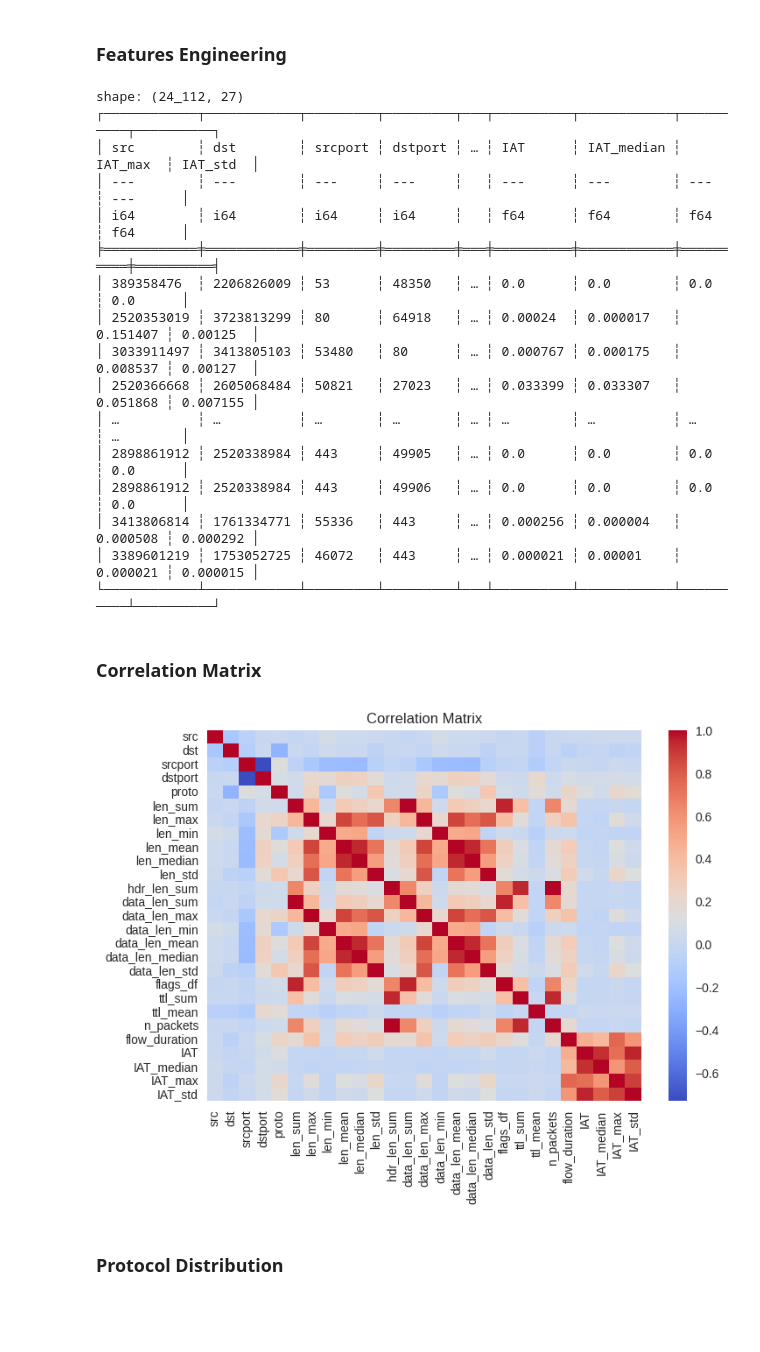
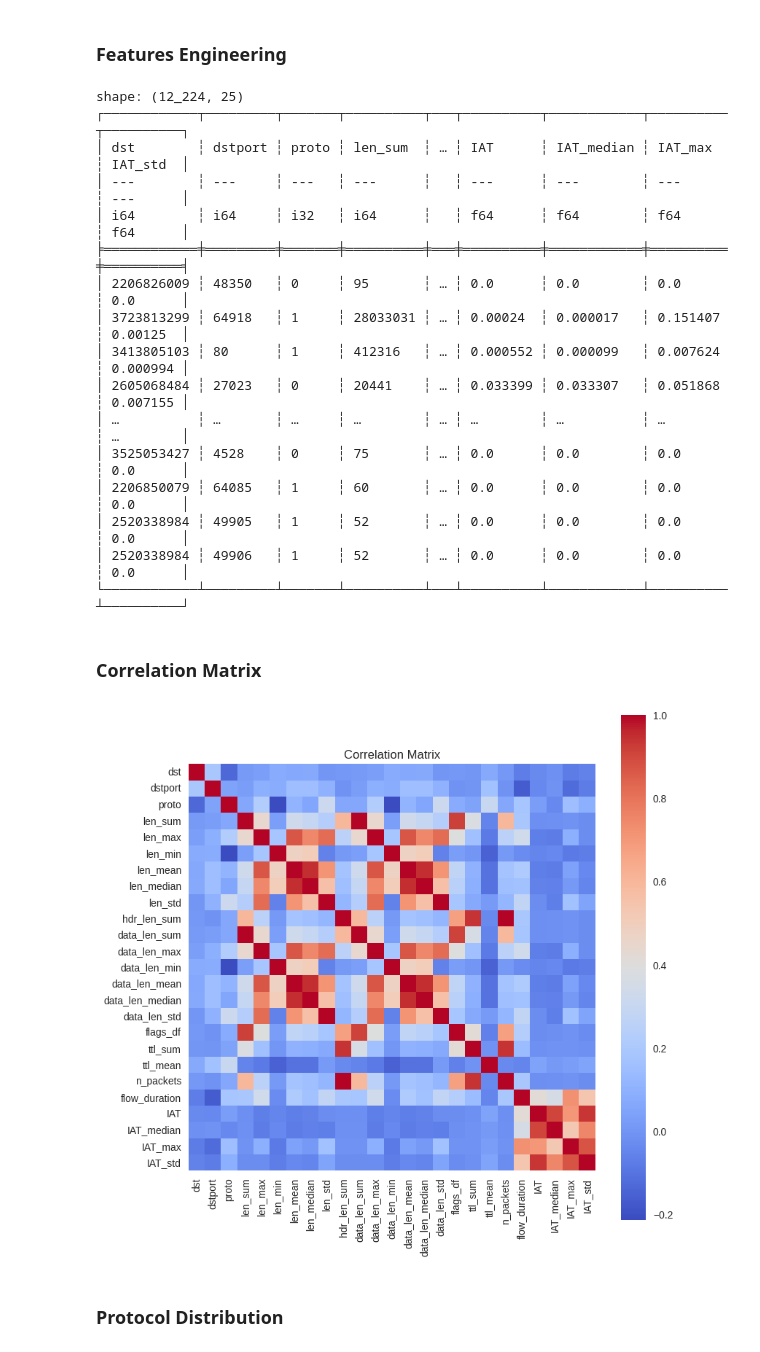
Before and after one commit to JRhin/pcap-analysis, a Jupyter notebook: main_notebook.ipynb, the cells around one changed output. Saved outputs shown, nothing was run; the diff lists cells and outputs as text; code cells hidden in the pictures; blank space fills up the shorter version.

```diff
--- a/main_notebook.ipynb
+++ b/main_notebook.ipynb
@@ -910,7 +928,7 @@ features_df = (df
               .with_columns(
                   data_len=pl.col('len')-pl.col('hdr_len'))
               .sort('sniff_timestamp')
-              .groupby(['src', 'dst', 'srcport', 'dstport', 'proto'], maintain_order=True)
+              .groupby(['dst', 'dstport', 'proto'], maintain_order=True)
               .agg(
                    # Len of the packets
                    len_sum=pl.col('len').sum(),
@@ -947,38 +965,40 @@ features_df = (df
                         .eq(pl.lit(6)))
                         .then(pl.lit(1))
                         .otherwise(pl.lit(0)),
-                  src=pl.col('src').apply(lambda ip: int(ipaddress.IPv4Address(ip))),
                   dst=pl.col('dst').apply(lambda ip: int(ipaddress.IPv4Address(ip))))
               .fill_null(0)
               ).collect()
 
 print(features_df)
 # %% [output]
-shape: (24_112, 27)
-┌────────────┬────────────┬─────────┬─────────┬───┬──────────┬────────────┬──────────┬──────────┐
-│ src        ┆ dst        ┆ srcport ┆ dstport ┆ … ┆ IAT      ┆ IAT_median ┆ IAT_max  ┆ IAT_std  │
-│ ---        ┆ ---        ┆ ---     ┆ ---     ┆   ┆ ---      ┆ ---        ┆ ---      ┆ ---      │
-│ i64        ┆ i64        ┆ i64     ┆ i64     ┆   ┆ f64      ┆ f64        ┆ f64      ┆ f64      │
-╞════════════╪════════════╪═════════╪═════════╪═══╪══════════╪════════════╪══════════╪══════════╡
-│ 389358476  ┆ 2206826009 ┆ 53      ┆ 48350   ┆ … ┆ 0.0      ┆ 0.0        ┆ 0.0      ┆ 0.0      │
-│ 2520353019 ┆ 3723813299 ┆ 80      ┆ 64918   ┆ … ┆ 0.00024  ┆ 0.000017   ┆ 0.151407 ┆ 0.00125  │
-│ 3033911497 ┆ 3413805103 ┆ 53480   ┆ 80      ┆ … ┆ 0.000767 ┆ 0.000175   ┆ 0.008537 ┆ 0.00127  │
-│ 2520366668 ┆ 2605068484 ┆ 50821   ┆ 27023   ┆ … ┆ 0.033399 ┆ 0.033307   ┆ 0.051868 ┆ 0.007155 │
-│ …          ┆ …          ┆ …       ┆ …       ┆ … ┆ …        ┆ …          ┆ …        ┆ …        │
-│ 2898861912 ┆ 2520338984 ┆ 443     ┆ 49905   ┆ … ┆ 0.0      ┆ 0.0        ┆ 0.0      ┆ 0.0      │
-│ 2898861912 ┆ 2520338984 ┆ 443     ┆ 49906   ┆ … ┆ 0.0      ┆ 0.0        ┆ 0.0      ┆ 0.0      │
-│ 3413806814 ┆ 1761334771 ┆ 55336   ┆ 443     ┆ … ┆ 0.000256 ┆ 0.000004   ┆ 0.000508 ┆ 0.000292 │
-│ 3389601219 ┆ 1753052725 ┆ 46072   ┆ 443     ┆ … ┆ 0.000021 ┆ 0.00001    ┆ 0.000021 ┆ 0.000015 │
-└────────────┴────────────┴─────────┴─────────┴───┴──────────┴────────────┴──────────┴──────────┘
+shape: (12_224, 25)
+┌────────────┬─────────┬───────┬──────────┬───┬──────────┬────────────┬──────────┬──────────┐
+│ dst        ┆ dstport ┆ proto ┆ len_sum  ┆ … ┆ IAT      ┆ IAT_median ┆ IAT_max  ┆ IAT_std  │
+│ ---        ┆ ---     ┆ ---   ┆ ---      ┆   ┆ ---      ┆ ---        ┆ ---      ┆ ---      │
+│ i64        ┆ i64     ┆ i32   ┆ i64      ┆   ┆ f64      ┆ f64        ┆ f64      ┆ f64      │
+╞════════════╪═════════╪═══════╪══════════╪═══╪══════════╪════════════╪══════════╪══════════╡
+│ 2206826009 ┆ 48350   ┆ 0     ┆ 95       ┆ … ┆ 0.0      ┆ 0.0        ┆ 0.0      ┆ 0.0      │
+│ 3723813299 ┆ 64918   ┆ 1     ┆ 28033031 ┆ … ┆ 0.00024  ┆ 0.000017   ┆ 0.151407 ┆ 0.00125  │
+│ 3413805103 ┆ 80      ┆ 1     ┆ 412316   ┆ … ┆ 0.000552 ┆ 0.000099   ┆ 0.007624 ┆ 0.000994 │
+│ 2605068484 ┆ 27023   ┆ 0     ┆ 20441    ┆ … ┆ 0.033399 ┆ 0.033307   ┆ 0.051868 ┆ 0.007155 │
+│ …          ┆ …       ┆ …     ┆ …        ┆ … ┆ …        ┆ …          ┆ …        ┆ …        │
+│ 3525053427 ┆ 4528    ┆ 0     ┆ 75       ┆ … ┆ 0.0      ┆ 0.0        ┆ 0.0      ┆ 0.0      │
+│ 2206850079 ┆ 64085   ┆ 1     ┆ 60       ┆ … ┆ 0.0      ┆ 0.0        ┆ 0.0      ┆ 0.0      │
+│ 2520338984 ┆ 49905   ┆ 1     ┆ 52       ┆ … ┆ 0.0      ┆ 0.0        ┆ 0.0      ┆ 0.0      │
+│ 2520338984 ┆ 49906   ┆ 1     ┆ 52       ┆ … ┆ 0.0      ┆ 0.0        ┆ 0.0      ┆ 0.0      │
+└────────────┴─────────┴───────┴──────────┴───┴──────────┴────────────┴──────────┴──────────┘
 # %% [markdown]
 ### Correlation Matrix
 # %%
+plt.figure(figsize = (9,9))
 plot = sns.heatmap(features_df.corr().to_pandas().set_index(pd.Series(features_df.columns)),
-                   cmap='coolwarm')
+                   cmap='coolwarm',
+                   square=True)
 plot.set(title='Correlation Matrix')
+plt.savefig("cm_stats_features.svg", format='svg', bbox_inches = "tight")
 plt.show()
 # %% [output]
-[figure, old version]
+[figure, new version]
 # %% [markdown]
 ### Protocol Distribution
 # %%
```
Also changed, not shown: parts of 47 cells of this notebook, 3 other files.
